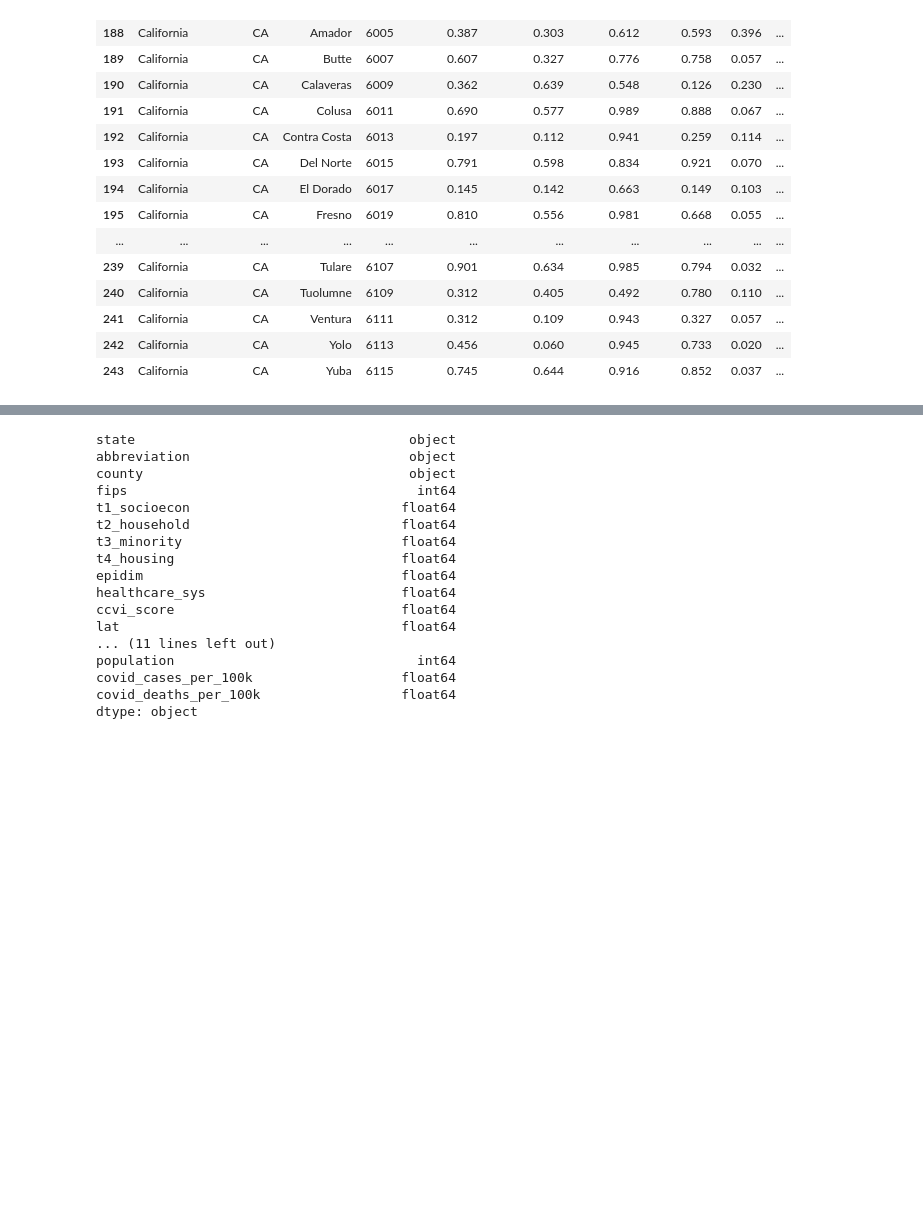
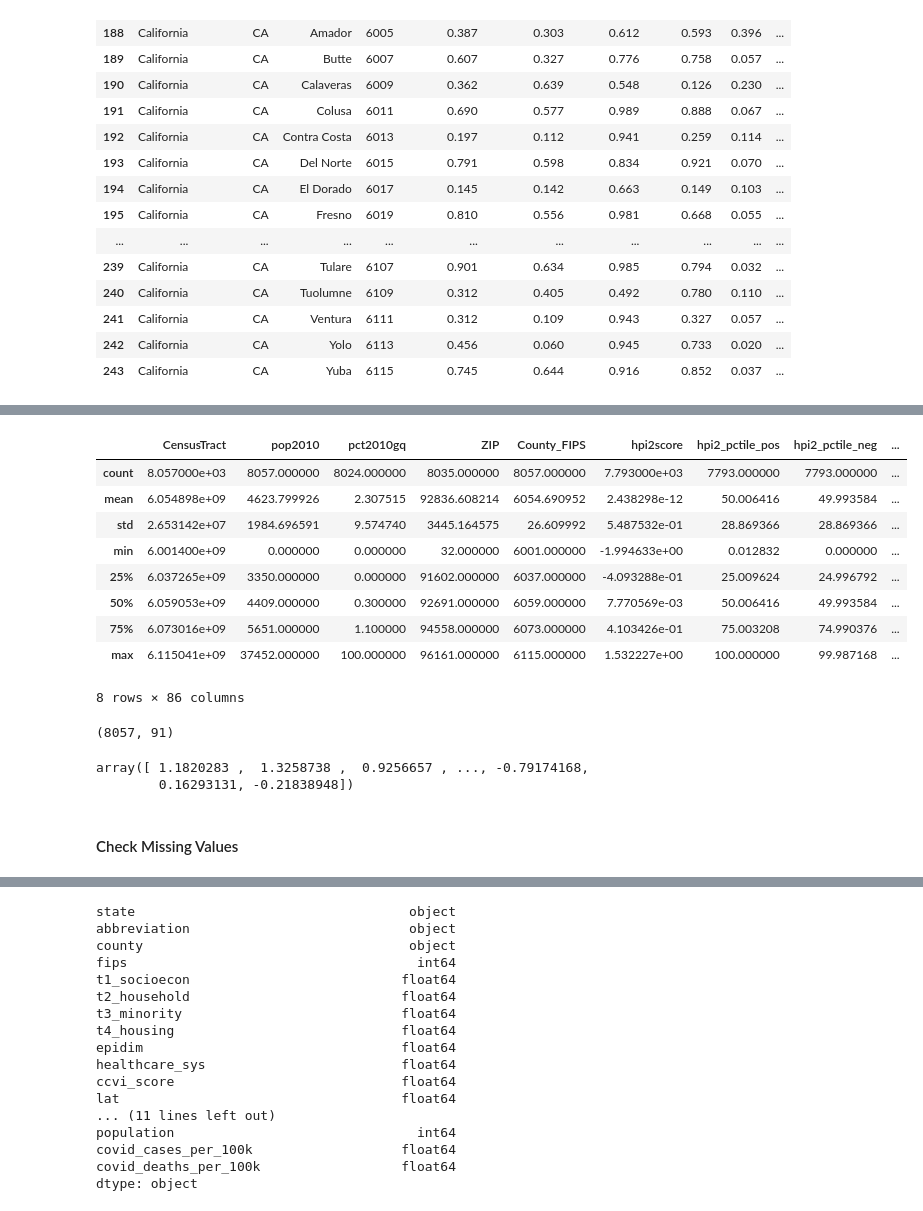
Before and after one commit to megano/vaccine, a Jupyter notebook: prioritization_analysis.ipynb, the cells around one changed output, grey strips where cells are left out. Saved outputs shown, nothing was run; the diff lists cells and outputs as text; code cells hidden in the pictures; blank space fills up the shorter version.

```diff
--- a/prioritization_analysis.ipynb
+++ b/prioritization_analysis.ipynb
@@ -510,0 +555,26 @@ covid_deaths_series = pd.Series(ca_df_raw.covid_deaths.values,ca_df_raw.county.v
+# %%
+# run basic stats
+df_hpi_raw.describe()
+# %% [output]
+|  | CensusTract | pop2010 | pct2010gq | ZIP | County_FIPS | hpi2score | hpi2_pctile_pos | hpi2_pctile_neg | ... |
+| count | 8.057000e+03 | 8057.000000 | 8024.000000 | 8035.000000 | 8057.000000 | 7.793000e+03 | 7793.000000 | 7793.000000 | ... |
+| mean | 6.054898e+09 | 4623.799926 | 2.307515 | 92836.608214 | 6054.690952 | 2.438298e-12 | 50.006416 | 49.993584 | ... |
+| std | 2.653142e+07 | 1984.696591 | 9.574740 | 3445.164575 | 26.609992 | 5.487532e-01 | 28.869366 | 28.869366 | ... |
+| min | 6.001400e+09 | 0.000000 | 0.000000 | 32.000000 | 6001.000000 | -1.994633e+00 | 0.012832 | 0.000000 | ... |
+| 25% | 6.037265e+09 | 3350.000000 | 0.000000 | 91602.000000 | 6037.000000 | -4.093288e-01 | 25.009624 | 24.996792 | ... |
+| 50% | 6.059053e+09 | 4409.000000 | 0.300000 | 92691.000000 | 6059.000000 | 7.770569e-03 | 50.006416 | 49.993584 | ... |
+| 75% | 6.073016e+09 | 5651.000000 | 1.100000 | 94558.000000 | 6073.000000 | 4.103426e-01 | 75.003208 | 74.990376 | ... |
+| max | 6.115041e+09 | 37452.000000 | 100.000000 | 96161.000000 | 6115.000000 | 1.532227e+00 | 100.000000 | 99.987168 | ... |
+8 rows × 86 columns
+# %%
+df_hpi_raw.shape
+# %% [output]
+(8057, 91)
+# %%
+# check unique values
+df_hpi_raw['hpi2score'].unique()
+# %% [output]
+array([ 1.1820283 ,  1.3258738 ,  0.9256657 , ..., -0.79174168,
+        0.16293131, -0.21838948])
+# %% [markdown]
+#### Check Missing Values
```
Also changed, not shown: parts of 41 cells of this notebook.
